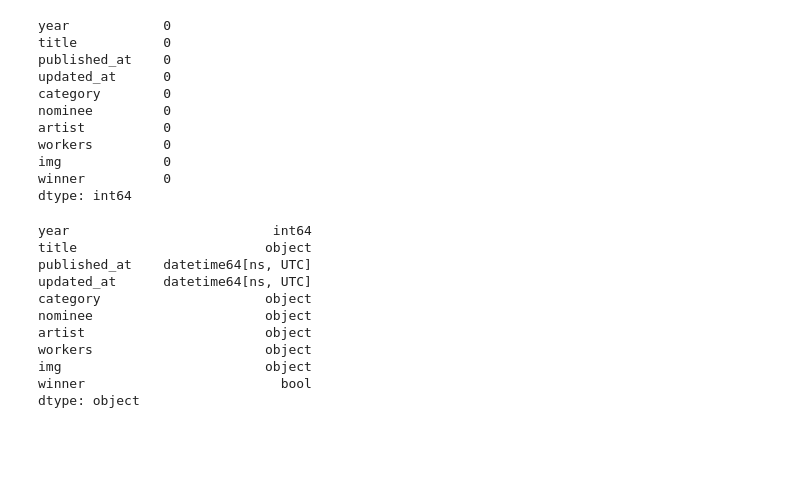
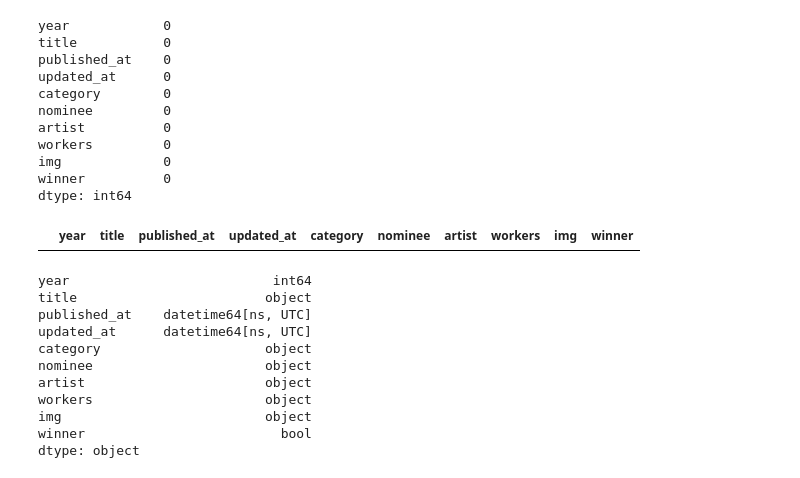
Before and after one commit to JuanDavidDazaR/workshop_2_etl_process_using_airflow, a Jupyter notebook: notebooks/003_eda_grammys.ipynb, the cells around one changed output. Cells and saved outputs as stored; diff of their text form; code cells hidden in the pictures; blank space fills up the shorter version.

```diff
--- a/notebooks/003_eda_grammys.ipynb
+++ b/notebooks/003_eda_grammys.ipynb
@@ -84,6 +82,10 @@ workers         0
 img             0
 winner          0
 dtype: int64
+# %%
+df[df.duplicated(keep=False)]
+# %% [output]
+|  | year | title | published_at | updated_at | category | nominee | artist | workers | img | winner |
 # %%
 
 print(df.dtypes)
```
Also changed, not shown: parts of 8 cells of this notebook, 18 other files.
